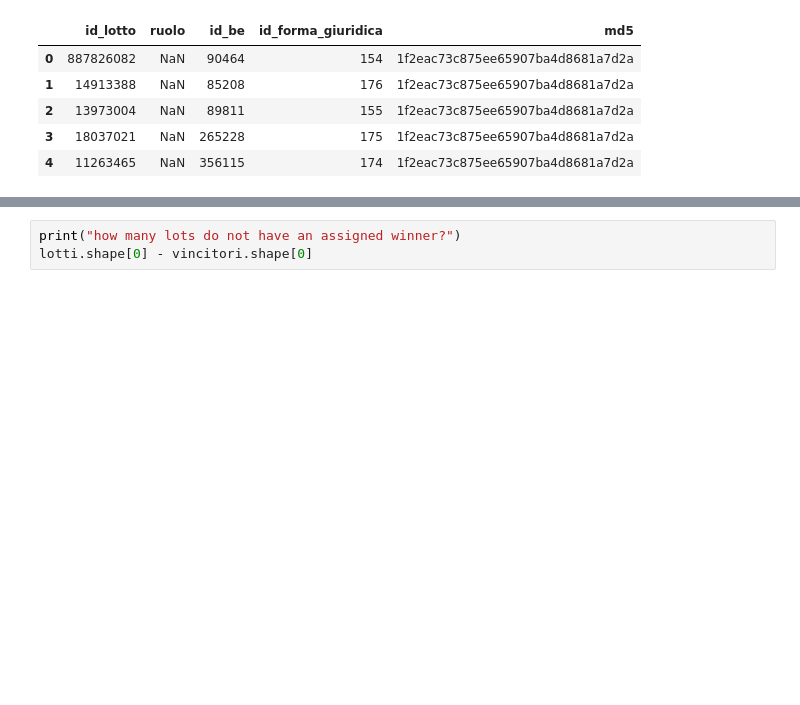
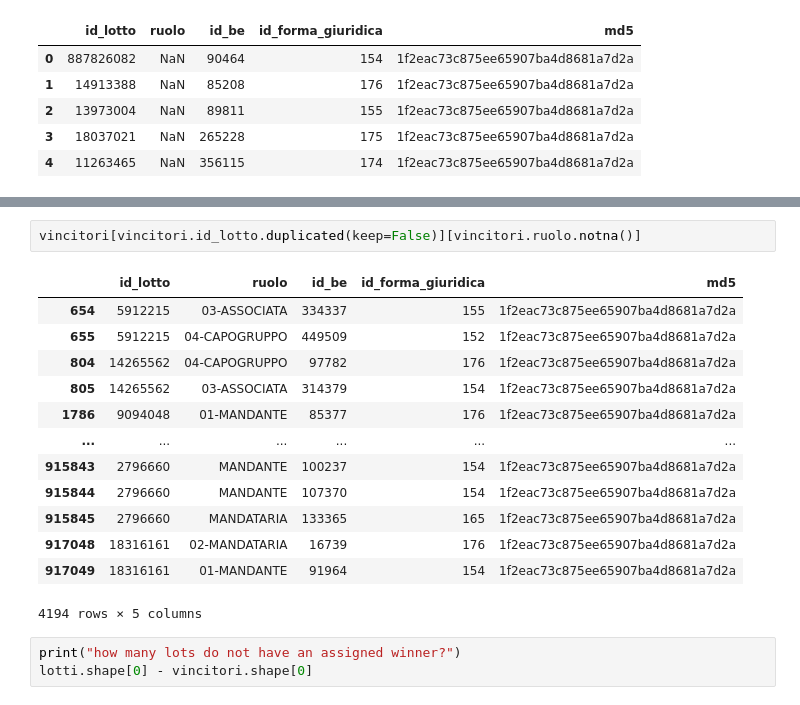
Before and after one commit to Yourne/synapthesis, a Jupyter notebook: explore.ipynb, the cells around one changed output, grey strips where cells are left out. Cells and saved outputs as stored; diff of their text form; blank space fills up the shorter version.

```diff
--- a/explore.ipynb
+++ b/explore.ipynb
@@ -119,3 +165,19 @@ how many rows does are duplicate in vincitori dataset?
+# %%
+vincitori[vincitori.id_lotto.duplicated(keep=False)][vincitori.ruolo.notna()]
+# %% [output]
+|  | id_lotto | ruolo | id_be | id_forma_giuridica | md5 |
+| 654 | 5912215 | 03-ASSOCIATA | 334337 | 155 | 1f2eac73c875ee65907ba4d8681a7d2a |
+| 655 | 5912215 | 04-CAPOGRUPPO | 449509 | 152 | 1f2eac73c875ee65907ba4d8681a7d2a |
+| 804 | 14265562 | 04-CAPOGRUPPO | 97782 | 176 | 1f2eac73c875ee65907ba4d8681a7d2a |
+| 805 | 14265562 | 03-ASSOCIATA | 314379 | 154 | 1f2eac73c875ee65907ba4d8681a7d2a |
+| 1786 | 9094048 | 01-MANDANTE | 85377 | 176 | 1f2eac73c875ee65907ba4d8681a7d2a |
+| ... | ... | ... | ... | ... | ... |
+| 915843 | 2796660 | MANDANTE | 100237 | 154 | 1f2eac73c875ee65907ba4d8681a7d2a |
+| 915844 | 2796660 | MANDANTE | 107370 | 154 | 1f2eac73c875ee65907ba4d8681a7d2a |
+| 915845 | 2796660 | MANDATARIA | 133365 | 165 | 1f2eac73c875ee65907ba4d8681a7d2a |
+| 917048 | 18316161 | 02-MANDATARIA | 16739 | 176 | 1f2eac73c875ee65907ba4d8681a7d2a |
+| 917049 | 18316161 | 01-MANDANTE | 91964 | 154 | 1f2eac73c875ee65907ba4d8681a7d2a |
+4194 rows × 5 columns
 # %%
 print("how many lots do not have an assigned winner?")
 lotti.shape[0] - vincitori.shape[0]
```
Also changed, not shown: parts of 11 cells of this notebook.
